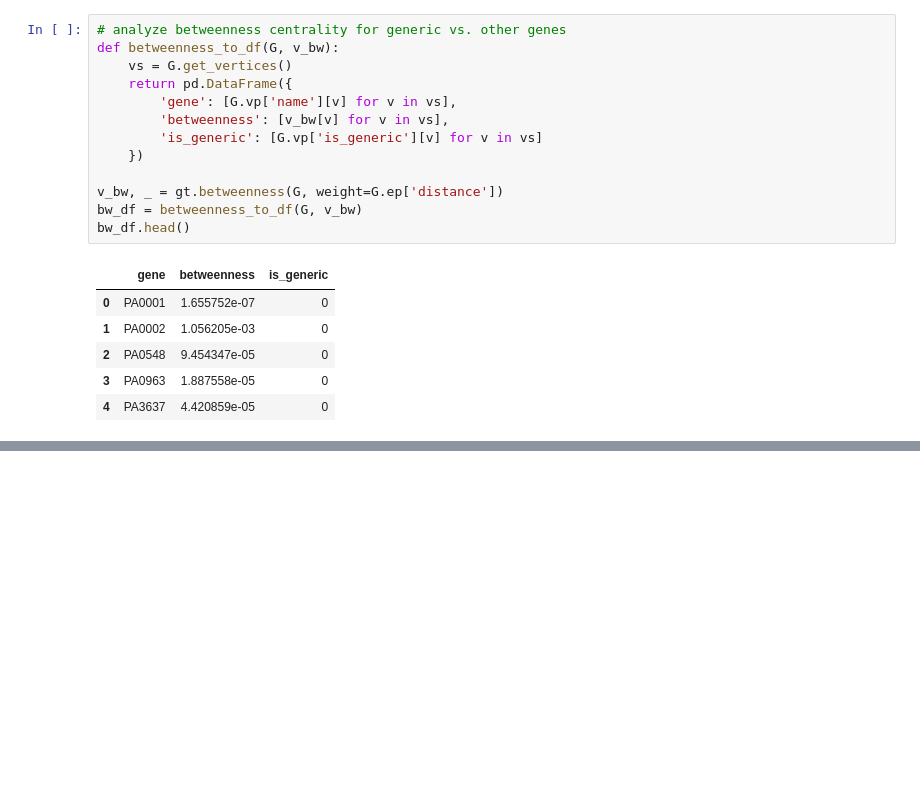
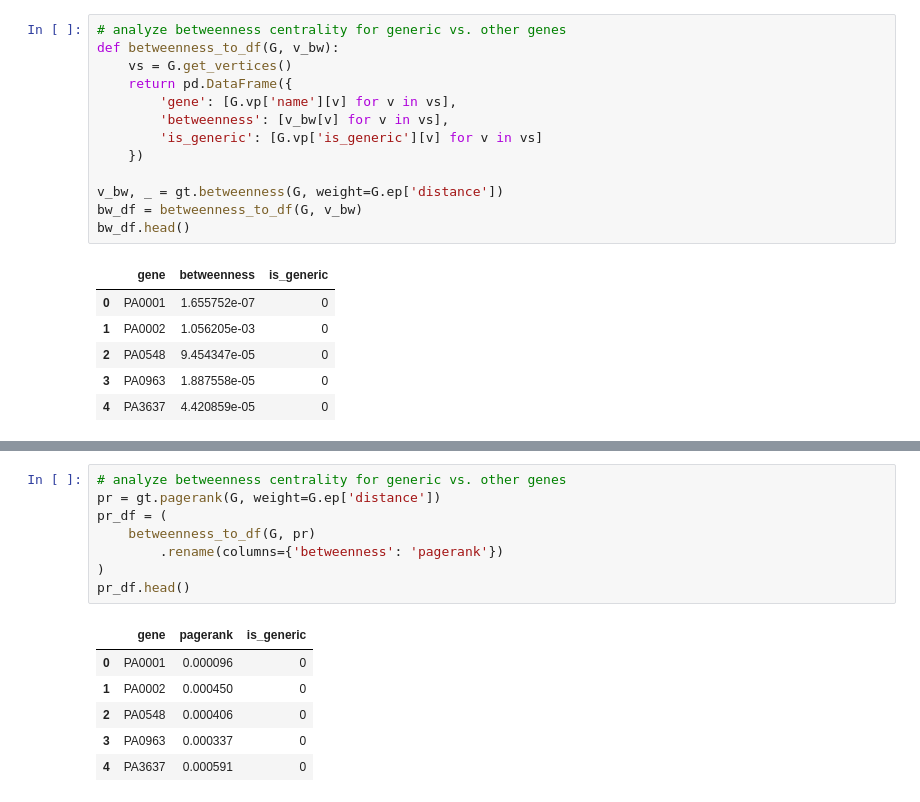
Before and after one commit to greenelab/generic-expression-patterns, a Jupyter notebook: network_analysis/2_calculate_node_statistics.ipynb, the cells around one changed output, grey strips where cells are left out. Drawn from its saved outputs; the diff is of its cells as text; blank space fills up the shorter version.

```diff
--- a/network_analysis/2_calculate_node_statistics.ipynb
+++ b/network_analysis/2_calculate_node_statistics.ipynb
@@ -135,0 +137,15 @@ axarr[1].set_yscale('log')
+# %%
+# analyze betweenness centrality for generic vs. other genes
+pr = gt.pagerank(G, weight=G.ep['distance'])
+pr_df = (
+    betweenness_to_df(G, pr)
+        .rename(columns={'betweenness': 'pagerank'})
+)
+pr_df.head()
+# %% [output]
+|  | gene | pagerank | is_generic |
+| 0 | PA0001 | 0.000096 | 0 |
+| 1 | PA0002 | 0.000450 | 0 |
+| 2 | PA0548 | 0.000406 | 0 |
+| 3 | PA0963 | 0.000337 | 0 |
+| 4 | PA3637 | 0.000591 | 0 |
```
Also changed, not shown: parts of 2 cells of this notebook.
